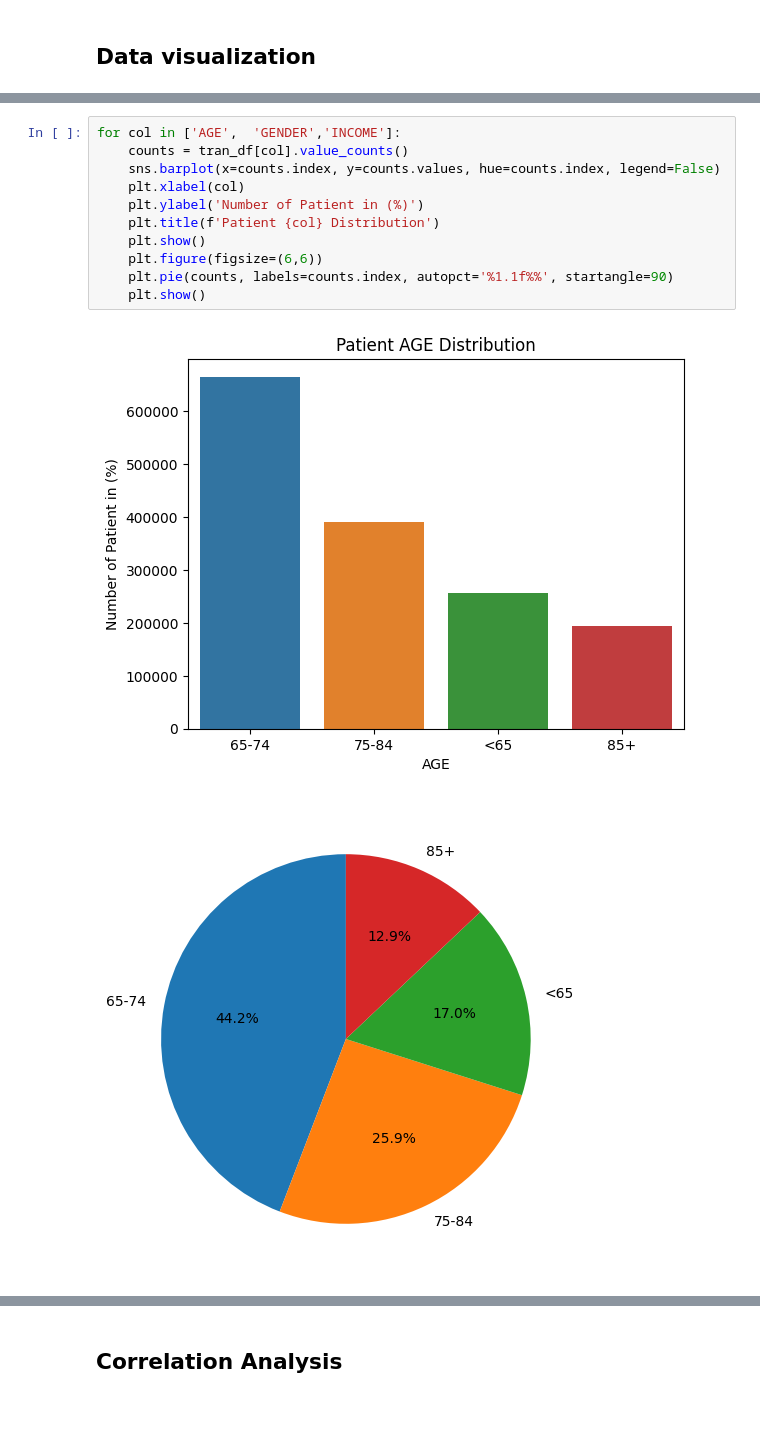
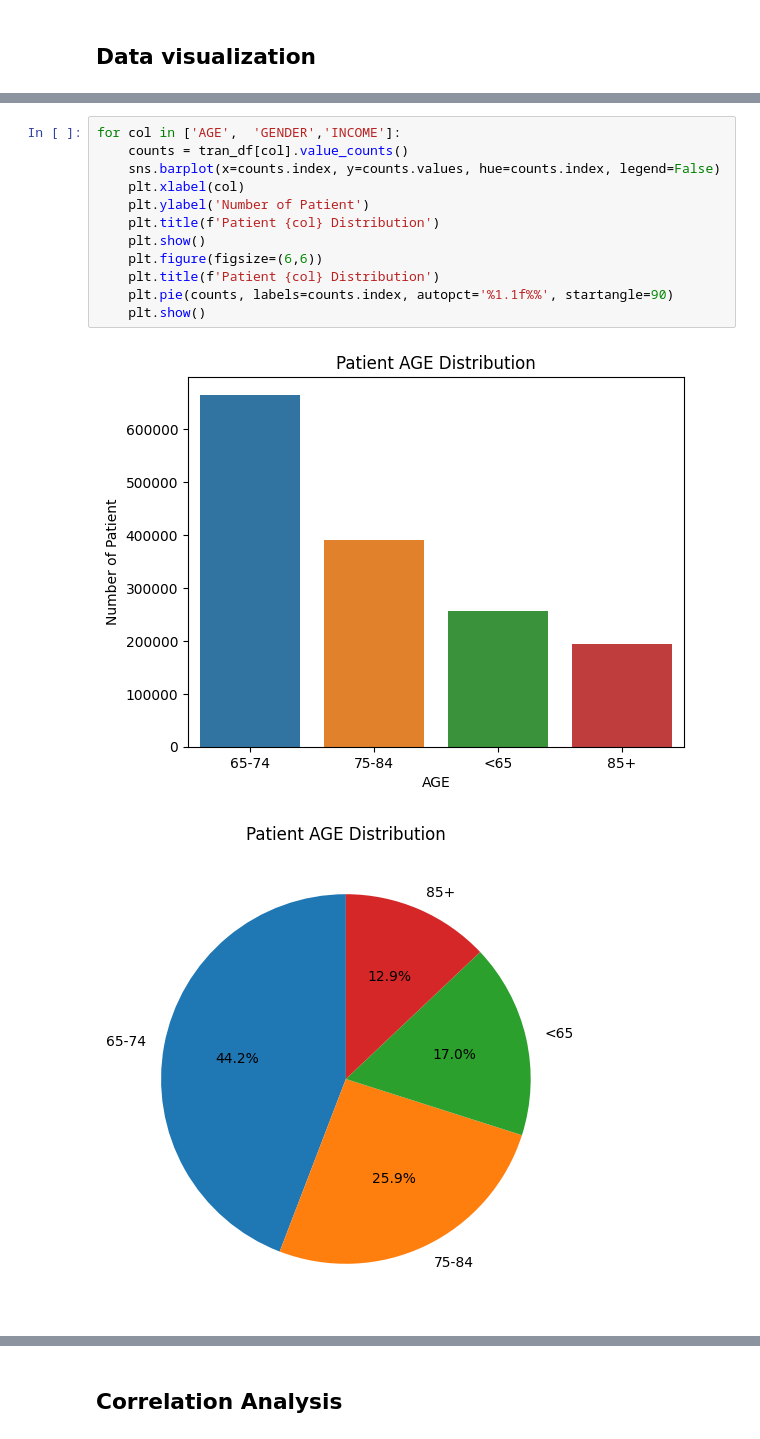
Before and after one commit to faizanasadkarim/Anomaly-claim-predication, a Jupyter notebook: medicare.ipynb, the cells around one changed output, grey strips where cells are left out. Cells and saved outputs as stored; diff of their text form; blank space fills up the shorter version.

```diff
--- a/medicare.ipynb
+++ b/medicare.ipynb
@@ -260,14 +262,15 @@ for col in ['Volume','Avg_Charge','Avg_Payment','Average_Medicare_Payments']:
 # %%
 for col in ['AGE',	'GENDER','INCOME']:
     counts = tran_df[col].value_counts()
     sns.barplot(x=counts.index, y=counts.values, hue=counts.index, legend=False)
     plt.xlabel(col)
-    plt.ylabel('Number of Patient in (%)')
+    plt.ylabel('Number of Patient')
     plt.title(f'Patient {col} Distribution')
     plt.show()
     plt.figure(figsize=(6,6))
+    plt.title(f'Patient {col} Distribution')
     plt.pie(counts, labels=counts.index, autopct='%1.1f%%', startangle=90)
     plt.show()
 # %% [output]
-[figure, old version]
+[figure, new version]
-[figure, old version]
+[figure, new version]
```
Also changed, not shown: parts of 31 cells of this notebook, 1 other file.
